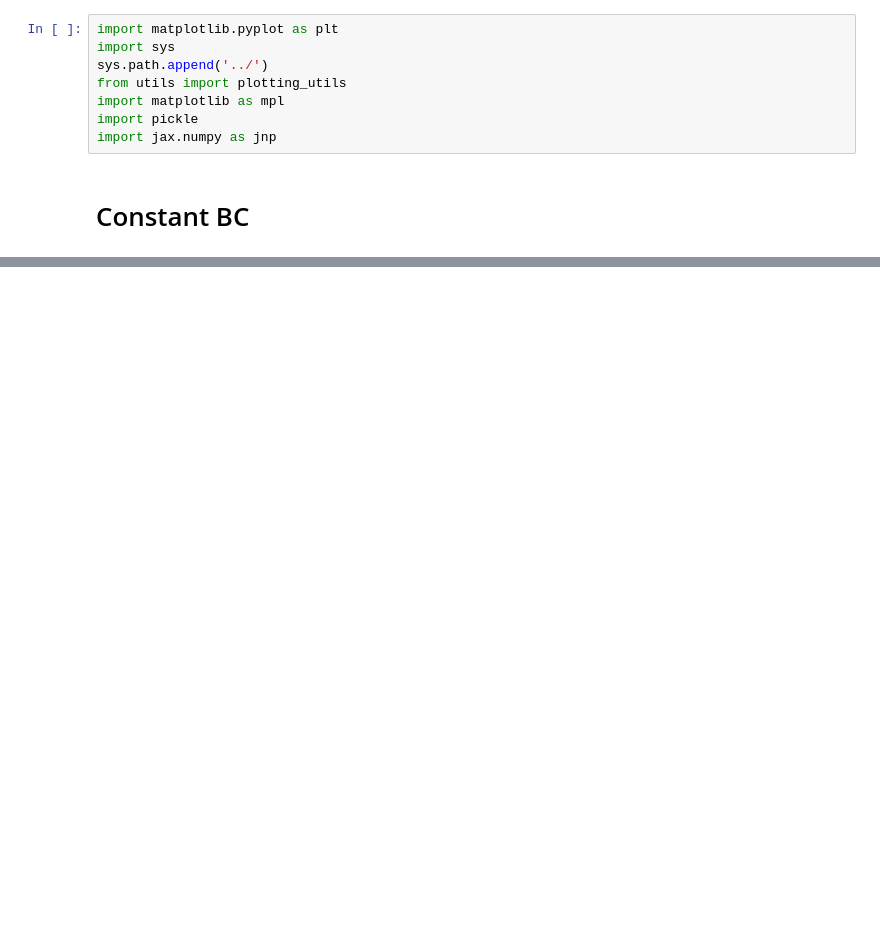
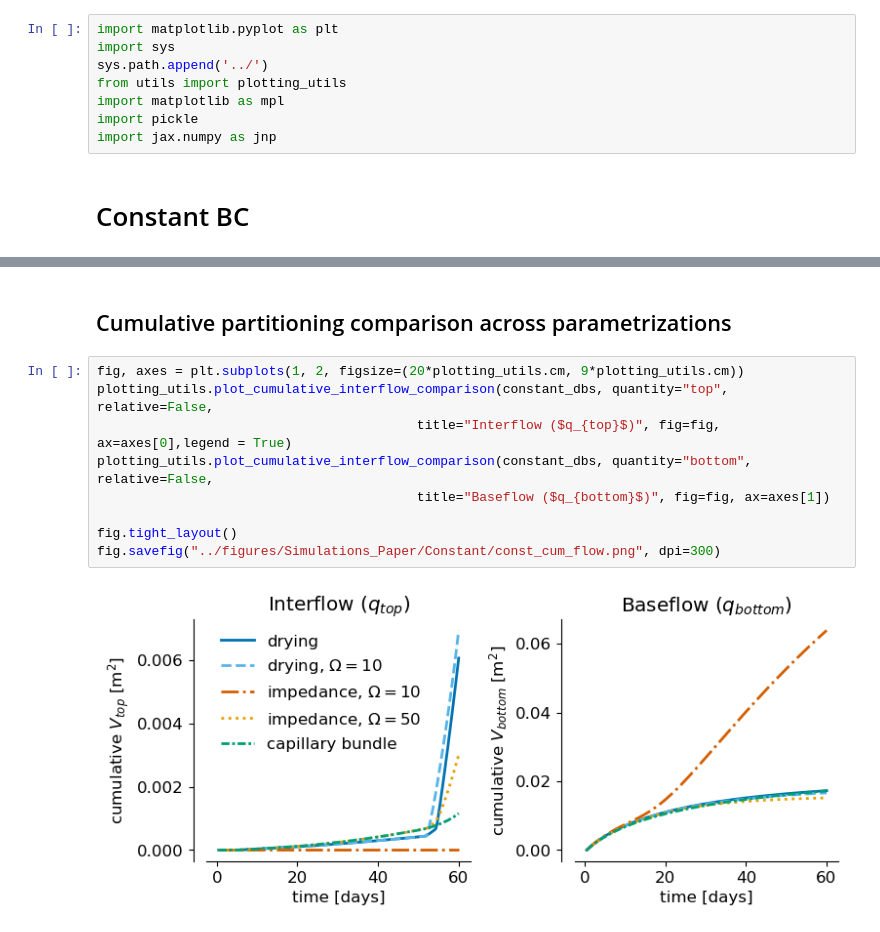
Before and after one commit to AnneMariaVera/CryoRich_AD, a Jupyter notebook: notebooks/plots_seepage.ipynb, the cells around one changed output, grey strips where cells are left out. Cells and saved outputs as stored; diff of their text form; blank space fills up the shorter version.

```diff
--- a/notebooks/plots_seepage.ipynb
+++ b/notebooks/plots_seepage.ipynb
@@ -64 +41,14 @@ fig, ax = plotting_utils.plot_streamlines(db_cap, db_cap['X'], db_cap['Z'],db_ca
+# %% [markdown]
+## Cumulative partitioning comparison across parametrizations
+# %%
+fig, axes = plt.subplots(1, 2, figsize=(20*plotting_utils.cm, 9*plotting_utils.cm))
+plotting_utils.plot_cumulative_interflow_comparison(constant_dbs, quantity="top", relative=False,
+                                         title="Interflow ($q_{top}$)", fig=fig, ax=axes[0],legend = True)
+plotting_utils.plot_cumulative_interflow_comparison(constant_dbs, quantity="bottom", relative=False,
+                                         title="Baseflow ($q_{bottom}$)", fig=fig, ax=axes[1])
+
+fig.tight_layout()
+fig.savefig("../figures/Simulations_Paper/Constant/const_cum_flow.png", dpi=300)
+# %% [output]
+[figure, added]
 # %% [markdown]
```
Also changed, not shown: parts of 19 cells of this notebook, 27 other files.
